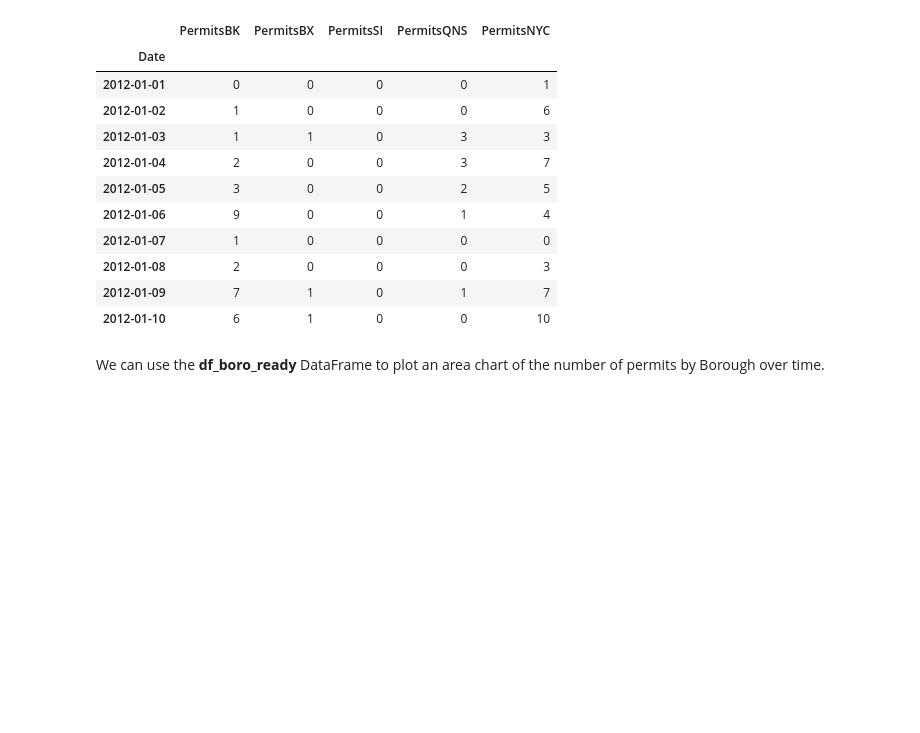
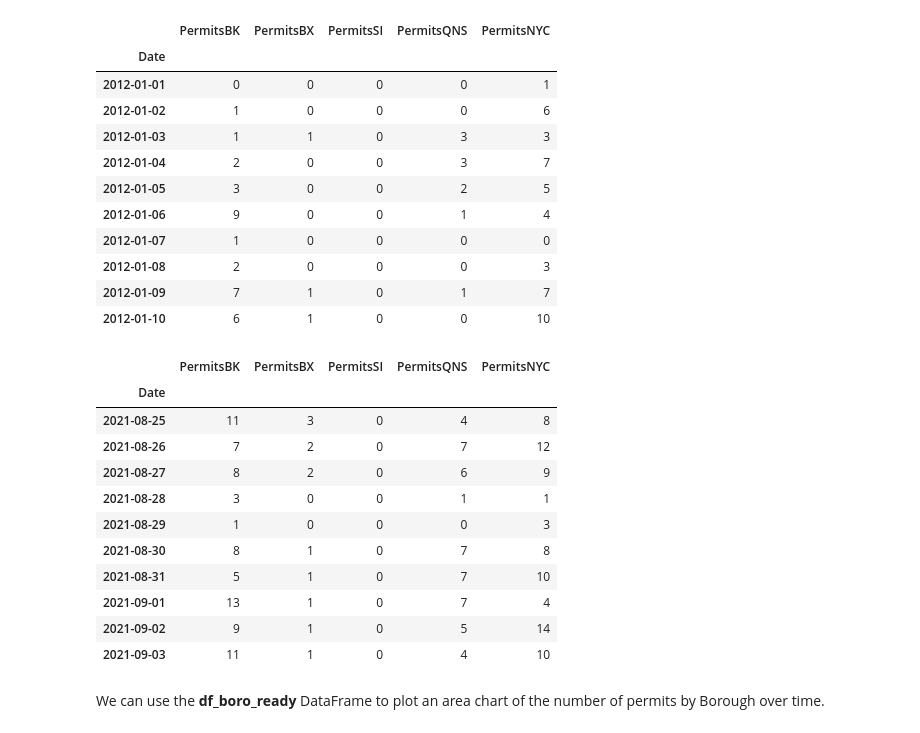
Before and after one commit to ProfessorPatrickSlatraigh/CST2312, a Jupyter notebook: CST2312_WK16CL26_Datetime_06Dec2021.ipynb, the cells around one changed output. Saved outputs shown, nothing was run; the diff lists cells and outputs as text; code cells hidden in the pictures; blank space fills up the shorter version.

```diff
--- a/CST2312_WK16CL26_Datetime_06Dec2021.ipynb
+++ b/CST2312_WK16CL26_Datetime_06Dec2021.ipynb
@@ -1239,6 +1486,21 @@ df_boro_ready.head(10)
 | 2012-01-08 | 2 | 0 | 0 | 0 | 3 |
 | 2012-01-09 | 7 | 1 | 0 | 1 | 7 |
 | 2012-01-10 | 6 | 1 | 0 | 0 | 10 |
+# %%
+df_boro_ready.tail(10)
+# %% [output]
+|  | PermitsBK | PermitsBX | PermitsSI | PermitsQNS | PermitsNYC |
+| Date |  |  |  |  |  |
+| 2021-08-25 | 11 | 3 | 0 | 4 | 8 |
+| 2021-08-26 | 7 | 2 | 0 | 7 | 12 |
+| 2021-08-27 | 8 | 2 | 0 | 6 | 9 |
+| 2021-08-28 | 3 | 0 | 0 | 1 | 1 |
+| 2021-08-29 | 1 | 0 | 0 | 0 | 3 |
+| 2021-08-30 | 8 | 1 | 0 | 7 | 8 |
+| 2021-08-31 | 5 | 1 | 0 | 7 | 10 |
+| 2021-09-01 | 13 | 1 | 0 | 7 | 4 |
+| 2021-09-02 | 9 | 1 | 0 | 5 | 14 |
+| 2021-09-03 | 11 | 1 | 0 | 4 | 10 |
 # %%
 # do not reset the index or the Date will be lost for plotting
 # df_boro_ready = df_boro_ready.reset_index()
```
Also changed, not shown: parts of 37 cells of this notebook.
